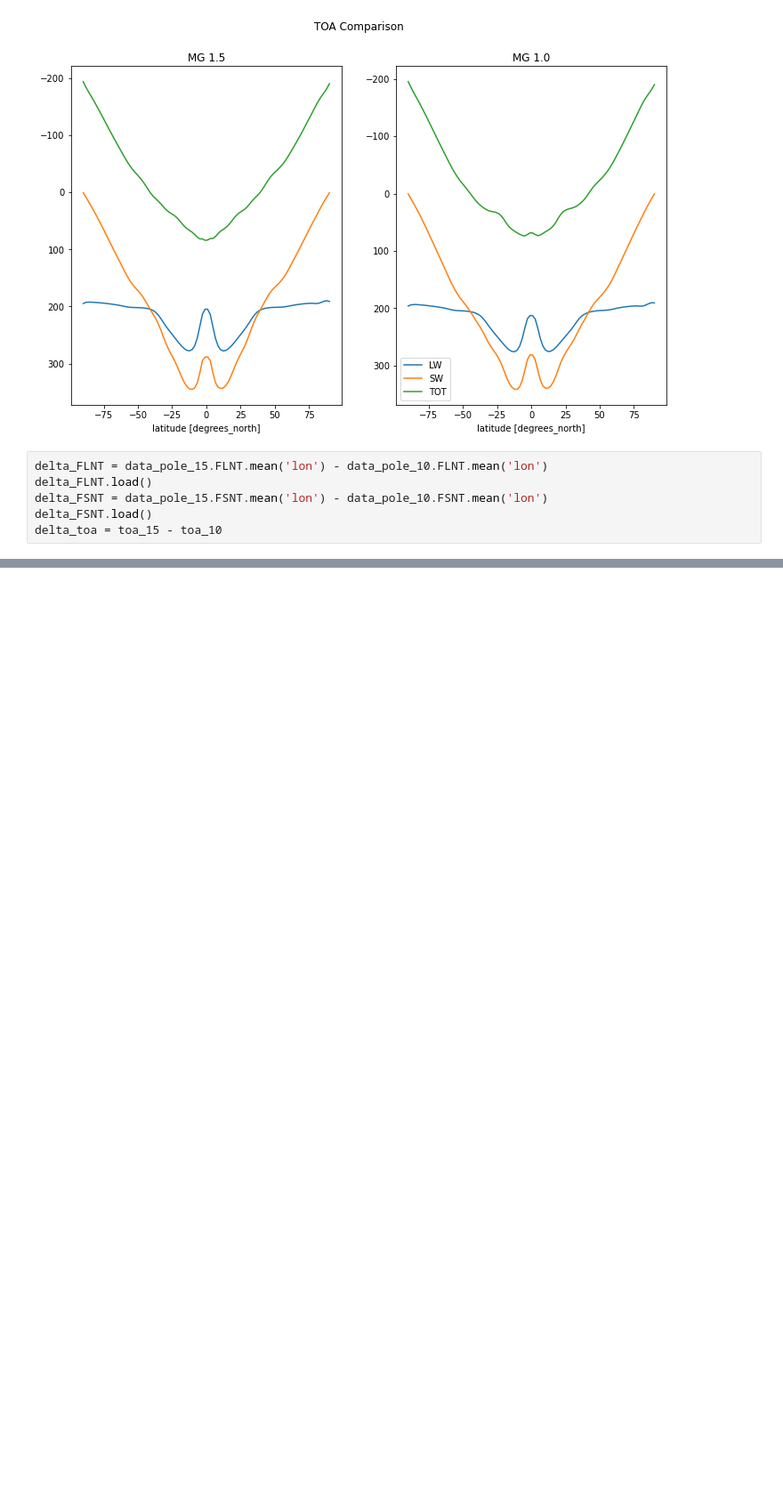
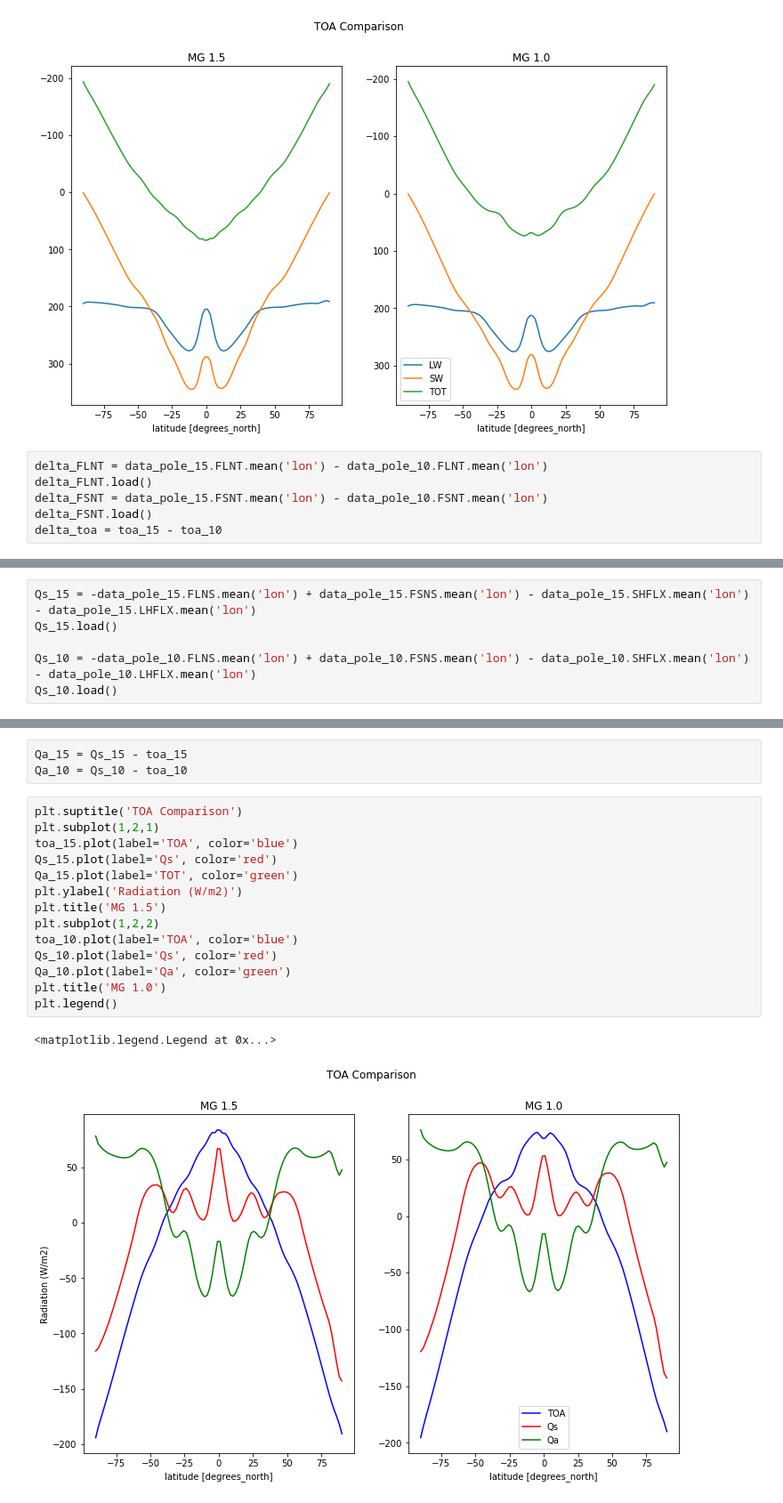
Before and after one commit to mailesasaki/cdds_sst_perturbations, a Jupyter notebook: twenty_year_runs/test_microphysics.ipynb, the cells around one changed output, grey strips where cells are left out. Shown at 89% size. Saved outputs shown, nothing was run; the diff lists cells and outputs as text; blank space fills up the shorter version.

```diff
--- a/twenty_year_runs/test_microphysics.ipynb
+++ b/twenty_year_runs/test_microphysics.ipynb
@@ -136,0 +155,6 @@ Text(0.5, 1.0, 'MG 1.5 - MG 1.0')
+# %%
+Qs_15 = -data_pole_15.FLNS.mean('lon') + data_pole_15.FSNS.mean('lon') - data_pole_15.SHFLX.mean('lon') - data_pole_15.LHFLX.mean('lon')
+Qs_15.load()
+
+Qs_10 = -data_pole_10.FLNS.mean('lon') + data_pole_10.FSNS.mean('lon') - data_pole_10.SHFLX.mean('lon') - data_pole_10.LHFLX.mean('lon')
+Qs_10.load()
@@ -136,0 +179,20 @@ Text(0.5, 1.0, 'MG 1.5 - MG 1.0')
+# %%
+Qa_15 = Qs_15 - toa_15
+Qa_10 = Qs_10 - toa_10
+# %%
+plt.suptitle('TOA Comparison')
+plt.subplot(1,2,1)
+toa_15.plot(label='TOA', color='blue')
+Qs_15.plot(label='Qs', color='red')
+Qa_15.plot(label='TOT', color='green')
+plt.ylabel('Radiation (W/m2)')
+plt.title('MG 1.5')
+plt.subplot(1,2,2)
+toa_10.plot(label='TOA', color='blue')
+Qs_10.plot(label='Qs', color='red')
+Qa_10.plot(label='Qa', color='green')
+plt.title('MG 1.0')
+plt.legend()
+# %% [output]
+<matplotlib.legend.Legend at 0x...>
+[figure, added]
```
Also changed, not shown: parts of 11 cells of this notebook.
